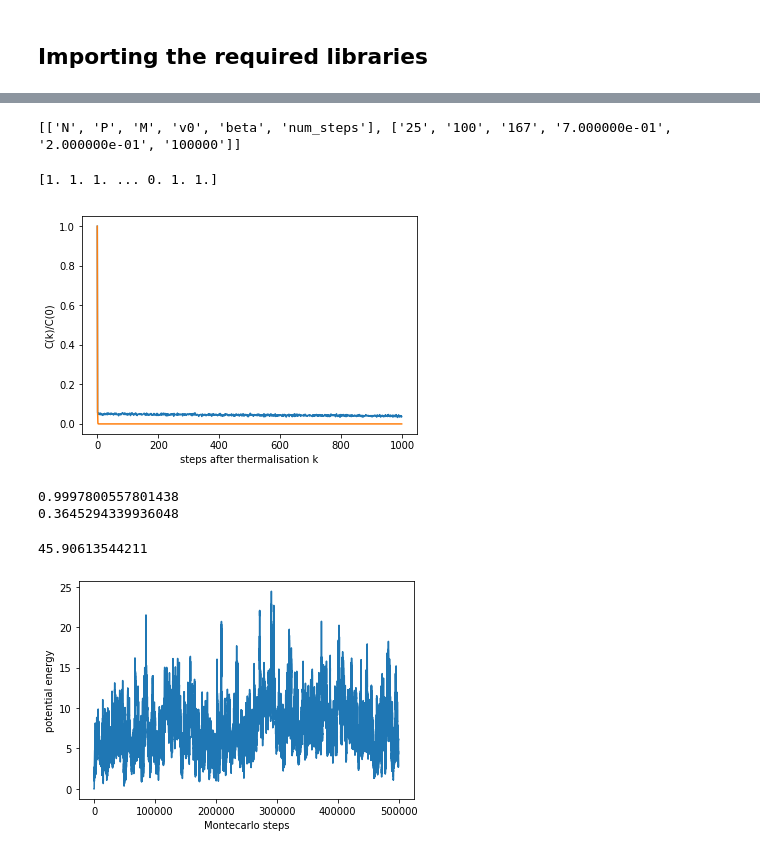
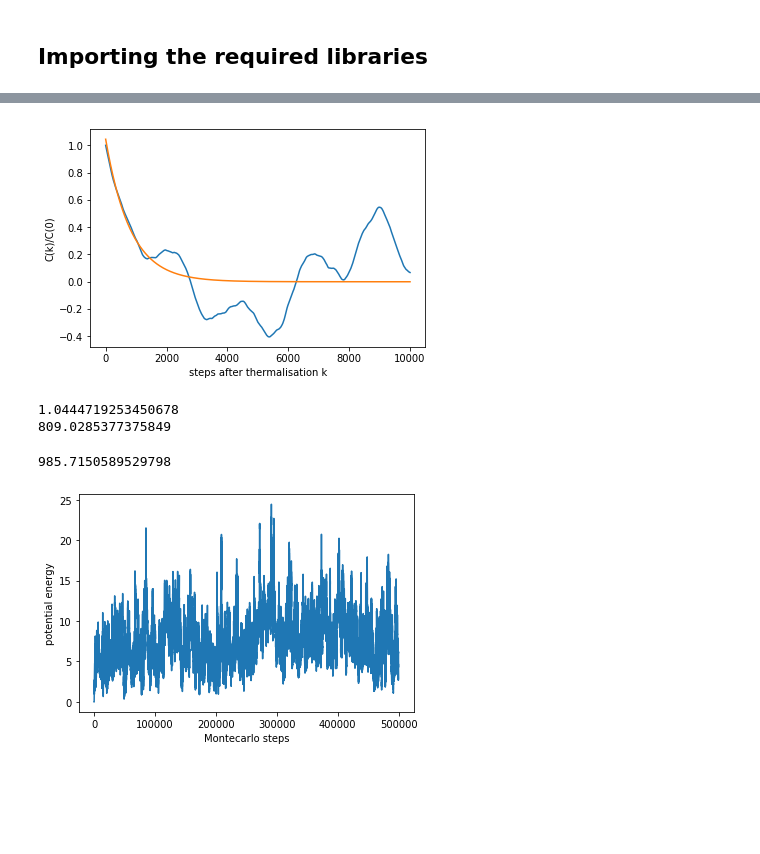
Before and after one commit to tisabe/hmcp, a Jupyter notebook: output_processing.ipynb, the cells around one changed output, grey strips where cells are left out. Cells and saved outputs as stored; diff of their text form; code cells hidden in the pictures; blank space fills up the shorter version.

```diff
--- a/output_processing.ipynb
+++ b/output_processing.ipynb
@@ -12,11 +12,12 @@ import scipy.optimize as opt
 # %%
 from mcutils import *
 # %%
-obsfilePath = 'outputs/out_M_48_P_50.txt'
+obsfilePath = 'outputs/out_M_260_P_150.txt'
 obsData = importObsData(obsfilePath)
 parameters = obsData[0]
 obsData = obsData[1]
 n_th = 100
+print(parameters)
 makePlot([obsData[0][n_th:],obsData[1][n_th:]], "potential energy")
 makePlot([obsData[0][n_th:],obsData[2][n_th:]], "square fluctuation")
 makePlot([obsData[0][n_th:],obsData[3][n_th:]], "hamiltonian")
@@ -32,31 +29,23 @@ array([34986.73, 34986.73, 40326.51, 35952.45, 32011.84, 15454.21,
-# %%
-print(parameters)
-# %% [output]
-[['N', 'P', 'M', 'v0', 'beta', 'num_steps'], ['25', '100', '167', '7.000000e-01', '2.000000e-01', '100000']]
-# %%
-print(obsData[3])
-# %% [output]
-[1. 1. 1. ... 0. 1. 1.]
 # %%
 #n_th = 100
-noTherm = np.array(obsData[2][n_th:])
-k_max = 1000
+noTherm = np.array(obsData[1][n_th:])
+k_max = 10000
 autocorr_array = calc_autocorr(noTherm, k_max)
 fitParams = fit_autocorr_time(autocorr_array, k_max)
 tau_int = integrated_autocorr_time(autocorr_array)
 makeFitPlot(autocorr_array, k_max, fitParams[0], fitParams[1])
 # %% [output]
-[figure, old version]
+[figure, new version]
 # %%
 print(fitParams[0])
 print(fitParams[1])
 # %% [output]
-0.9997800557801438
-0.3645294339936048
+1.0444719253450678
+809.0285377375849
 # %%
 print(tau_int)
 # %% [output]
-45.90613544211
+985.7150589529798
 # %%
 obsfilePath = 'outputs/out_M_48_P_50.txt'
 obsData = importObsData(obsfilePath)
```
Also changed, not shown: parts of 2 cells of this notebook, 2 other files.
